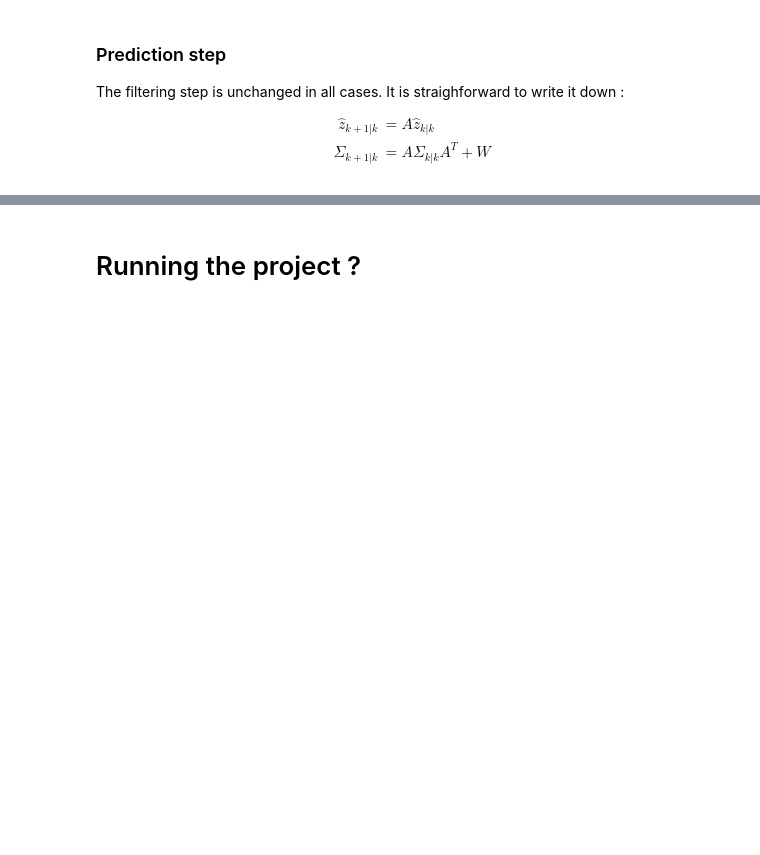
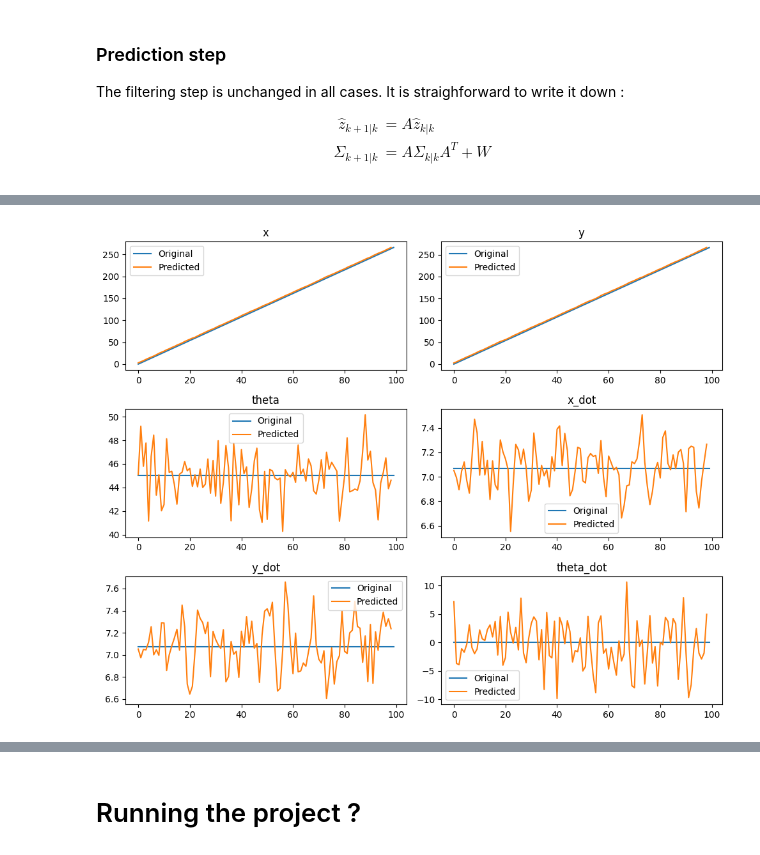
Before and after one commit to marinPh/mobileRobt38, a Jupyter notebook: report.ipynb, the cells around one changed output, grey strips where cells are left out. Cells and saved outputs as stored; diff of their text form; code cells hidden in the pictures; blank space fills up the shorter version.

```diff
--- a/report.ipynb
+++ b/report.ipynb
@@ -349,11 +355,11 @@ $$
 
 Where $w \sim \mathcal{N}(0,\,W)$, $v_c \sim \mathcal{N}(0,\,V_c)$, $v_{nc} \sim \mathcal{N}(0,\,V_{nc})$ and $z_0 \sim \mathcal{N}(\hat z_0,\,\Sigma_0)$ are all independant gaussian random vectors.
 # %%
-Ts = 1 #Define the sampling time before
-L = 1 #Define before
+Ts = 0.38 #Define the sampling time before
+L = 46.75 #Define before
 
-W = np.identity(6)
-V_c = np.identity(5)
+W = 0.1*np.identity(6)
+V_c = np.diag([0.1,0.1,0.001,20,20])
 V_nc = 20 # It is the same for V_theta and V_x_1
 
 A = np.array([[1, 0, 0, Ts, 0, 0],
@@ -520,7 +526,7 @@ def constructing_s(V_left_measure, V_right_measure, camera_working=False,
                     translation_or_rotation=True):
     if camera_working:
         s_c = np.array([x_measured,y_measured, theta_measured,
-                        s_nc, (V_left_measure - V_right_measure)/2])
+                        (V_left_measure + V_right_measure)/2 , (V_left_measure - V_right_measure)/2])
         return s_c
     elif translation_or_rotation:
         s_nc = (V_left_measure + V_right_measure)/2 # Mesure translation
@@ -669,0 +755,27 @@ def prediction_step(z_k_k, sigma_k_k):
+# %%
+# Define the titles for each subplot
+titles = ["x", "y", "theta", "x_dot", "y_dot", "theta_dot"]
+
+# Create a figure and a set of subplots
+fig, axes = plt.subplots(3, 2, figsize=(10, 8))
+
+# Flatten the axes array for easy iteration
+axes = axes.flatten()
+
+# Plot each row of z and z_filtered_array on its corresponding subplot
+for i in range(6):
+    gamma = 1
+    if i == 2 or i == 5:
+        gamma = 180/np.pi
+    axes[i].plot(gamma*z[i, :], label='Original')
+    axes[i].plot(gamma*z_filtered_array[i, 1:], label='Predicted')
+    axes[i].set_title(titles[i])
+    axes[i].legend()
+
+# Adjust layout to prevent overlap
+plt.tight_layout()
+
+# Show the plot
+plt.show()
+# %% [output]
+[figure, added]
```
Also changed, not shown: parts of 16 cells of this notebook, 31 other files.
